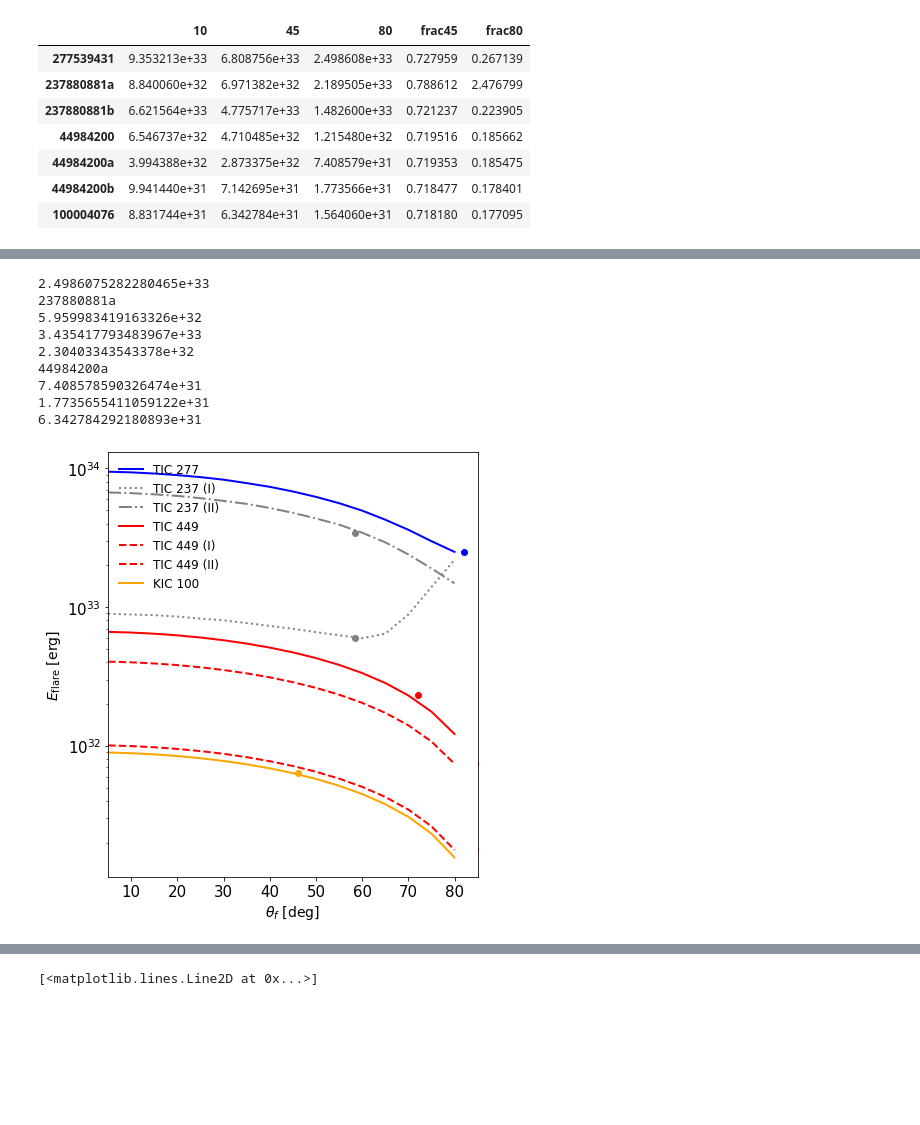
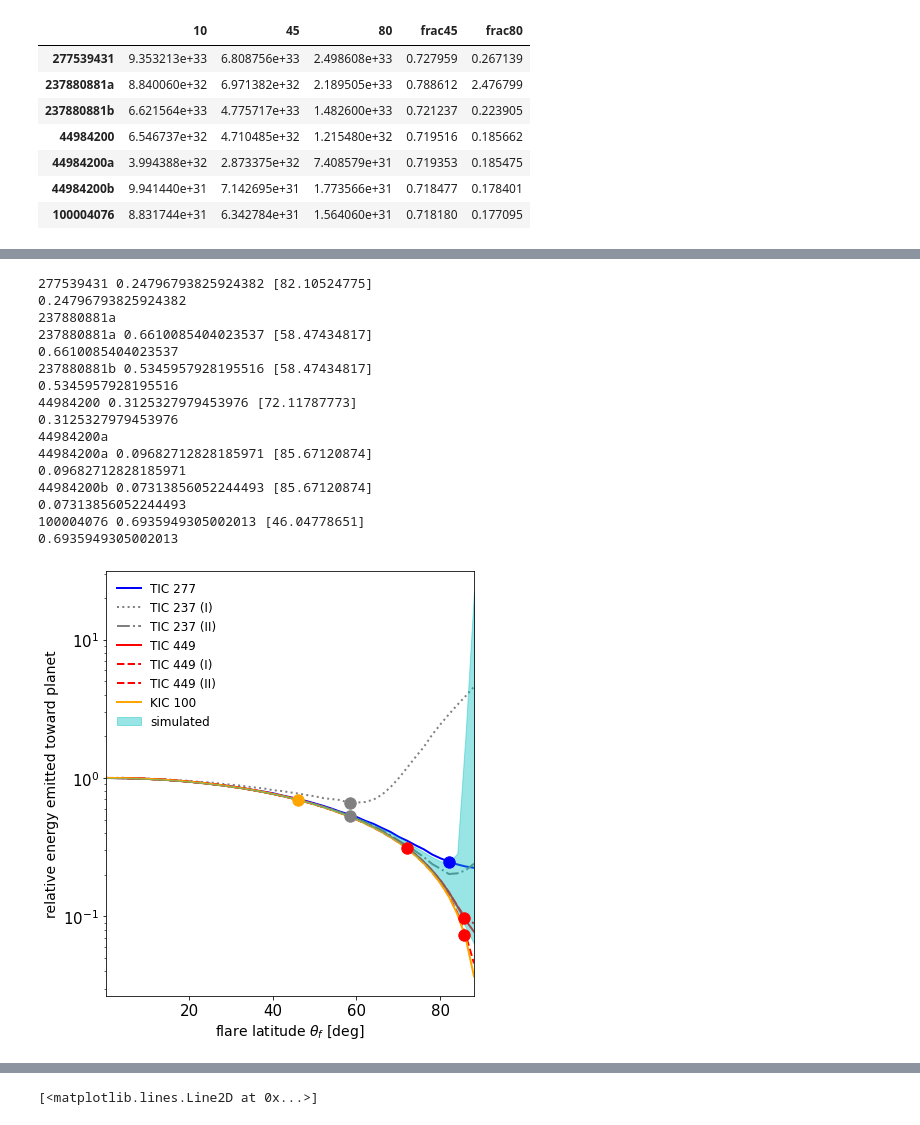
Before and after one commit to ekaterinailin/MalachiteMountains, a Jupyter notebook: analysis/notebooks/NB130_AR_sizes.ipynb, the cells around one changed output, grey strips where cells are left out. Saved outputs shown, nothing was run; the diff lists cells and outputs as text; code cells hidden in the pictures; blank space fills up the shorter version.

Commit message:
more plots and data analysis

```diff
--- a/analysis/notebooks/NB130_AR_sizes.ipynb
+++ b/analysis/notebooks/NB130_AR_sizes.ipynb
@@ -213,0 +277,5 @@ ID: 100004076
+# %%
+simdf = pd.DataFrame(sim).T
+
+simdf2 = simdf/simdf.loc[.1]
+simdf2
@@ -250,3 +336,6 @@ edf
 | 44984200a | 3.994388e+32 | 2.873375e+32 | 7.408579e+31 | 0.719353 | 0.185475 |
 | 44984200b | 9.941440e+31 | 7.142695e+31 | 1.773566e+31 | 0.718477 | 0.178401 |
 | 100004076 | 8.831744e+31 | 6.342784e+31 | 1.564060e+31 | 0.718180 | 0.177095 |
+# %%
+esti2 = esti/esti.loc[.1]
+esti2
@@ -253,44 +360,58 @@ edf
 # %%
 plt.figure(figsize=(6,6.5))
 res.ID = res.ID.astype(str)
-for col in esti:
+
+for col in esti2:
 
     if "a" in col:
         print(col)
         _ = res[(res.ID.str[:5] == col[:5]) & (res.suffix == "a")]
         suff = " (I)"
     elif "b" in col:
         _ = res[(res.ID.str[:5] == col[:5]) & (res.suffix == "b")]
         suff = " (II)"
 
     else:
         _ = res[(res.ID.str[:5] == col[:5]) & (res.suffix == "")]
         suff = ""
     c = _.iloc[0].color
     l = _.iloc[0].linestyle
     lab = str(props[props.ID == int(_.ID)].iloc[0].prefix) + " " +  _.iloc[0].ID[:3] + suff
-    plt.plot(esti.index, esti[col], color =c, label=lab, linestyle=l, linewidth=2)
-    I = np.argmin(np.abs(esti.index.values - _.iloc[0].latitude_deg_50))
-    en = esti.loc[esti.index[I], str(col)]
-    print( esti.loc[esti.index[I], str(col)])
-    plt.scatter(x=_.latitude_deg_50, y=en, c=c)
+    plt.plot(esti2.index, esti2[col], color =c, label=lab, linestyle=l, linewidth=2, zorder=-4)
+    I = np.argmin(np.abs(esti2.index.values - _.iloc[0].latitude_deg_50))
+    en = esti2.loc[esti2.index[I], str(col)]
+    print(col, en, _.latitude_deg_50.values)
+    print( esti2.loc[esti2.index[I], str(col)])
+    plt.scatter(x=_.latitude_deg_50, y=en, c=c, s=130, alpha=1.)#label=lab)
 
+
+
+plt.fill_between(simdf2.index, simdf2[.15],simdf2[60.], color="c", alpha=.4, label="simulated", zorder=-1)
 plt.legend(frameon=False, fontsize=12)
-plt.xlim(5,85)
+plt.xlim(0.1,88.)
+#plt.ylim(0.,2.5)
 plt.yscale("log")
 plt.tight_layout()
 # plt.ylabel(r"$ED$ [s]", fontsize=14)
-plt.ylabel(r"$E_\mathrm{flare}$ [erg]", fontsize=14)
+#plt.ylabel(r"$E_\mathrm{flare}$ [erg]", fontsize=14)
+plt.ylabel(r"relative energy emitted toward planet", fontsize=14)
 
-plt.xlabel(r"$\theta_f$ [deg]", fontsize=14);
+plt.xlabel(r"flare latitude $\theta_f$ [deg]", fontsize=14);
 # %% [output]
-2.4986075282280465e+33
+277539431 0.24796793825924382 [82.10524775]
+0.24796793825924382
 237880881a
-5.959983419163326e+32
-3.435417793483967e+33
-2.30403343543378e+32
+237880881a 0.6610085404023537 [58.47434817]
+0.6610085404023537
+237880881b 0.5345957928195516 [58.47434817]
+0.5345957928195516
+44984200 0.3125327979453976 [72.11787773]
+0.3125327979453976
 44984200a
-7.408578590326474e+31
-1.7735655411059122e+31
-6.342784292180893e+31
+44984200a 0.09682712828185971 [85.67120874]
+0.09682712828185971
+44984200b 0.07313856052244493 [85.67120874]
+0.07313856052244493
+100004076 0.6935949305002013 [46.04778651]
+0.6935949305002013
-[figure, old version]
+[figure, new version]
```
Also changed, not shown: parts of 12 cells of this notebook, 6 other files.
